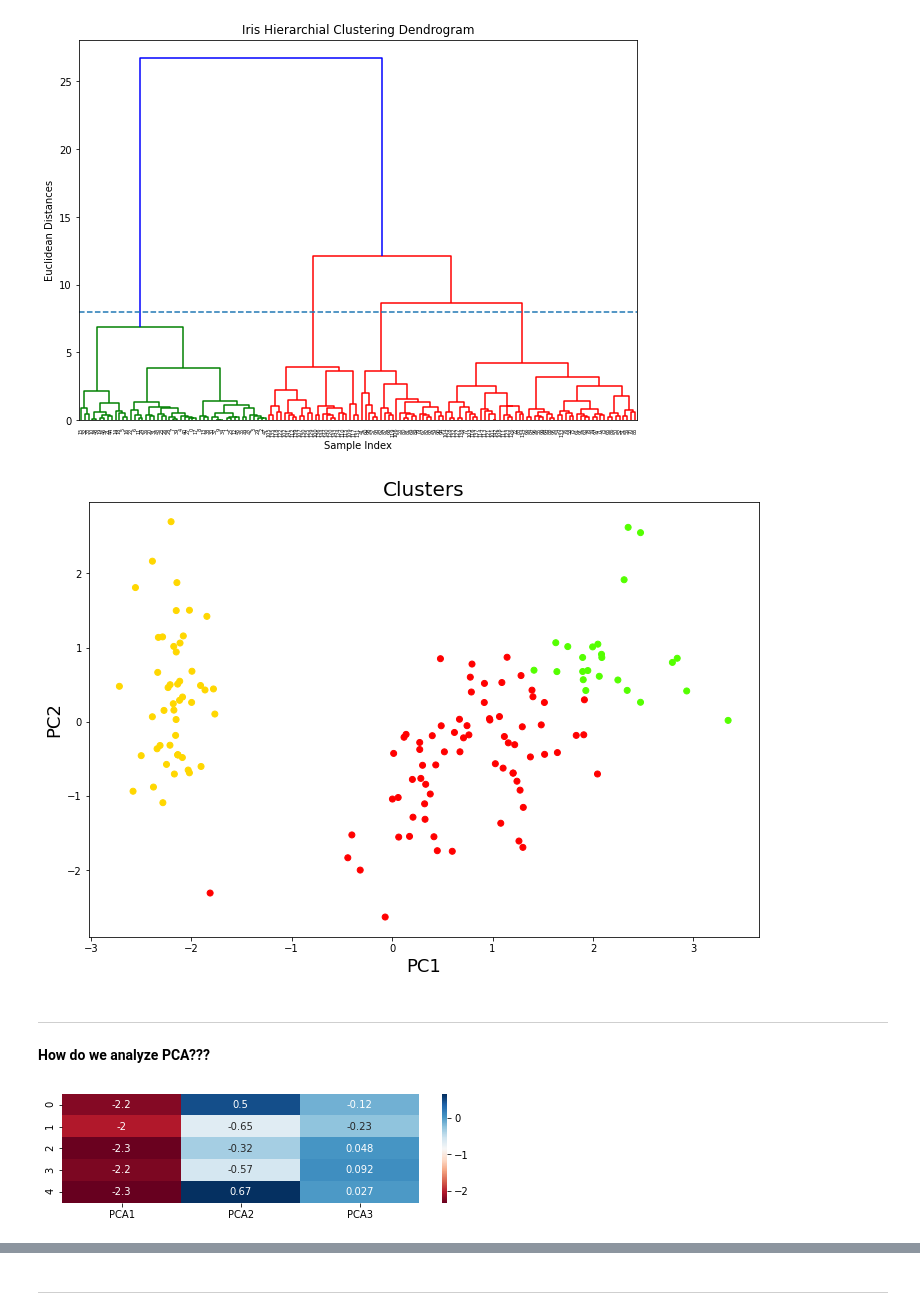
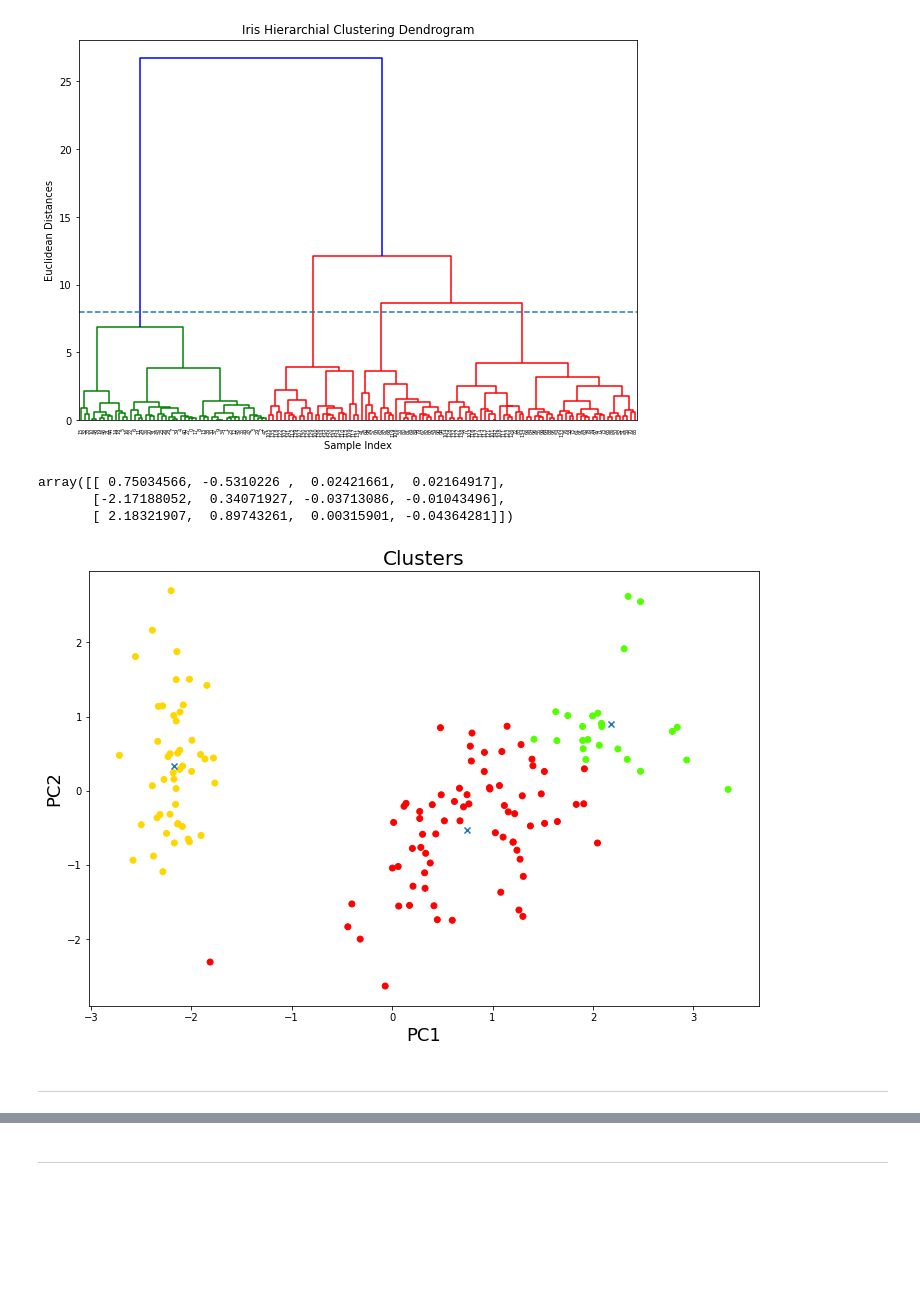
Before and after one commit to lauren-esser/Hierarchial_Clustering_Practice, a Jupyter notebook: Hierarchal Clustering Practice.ipynb, the cells around one changed output, grey strips where cells are left out. Saved outputs shown, nothing was run; the diff lists cells and outputs as text; code cells hidden in the pictures; blank space fills up the shorter version.

```diff
--- a/Hierarchal Clustering Practice.ipynb
+++ b/Hierarchal Clustering Practice.ipynb
@@ -350,25 +340,47 @@ cluster = AgglomerativeClustering(n_clusters = 3,
                                  linkage = 'ward')
 cluster.fit(pca_comp)
 labels = cluster.labels_
+# %%
+#from stackover flow. Stated to use just first two arrays to mark centroids
+def to_codebook(X, part):
+    """
+    Calculates centroids according to flat cluster assignment
+
+    Parameters
+    ----------
+    X : array, (n, d)
+        The n original observations with d features
+
+    part : array, (n)
+        Partition vector. p[n]=c is the cluster assigned to observation n
+
+    Returns
+    -------
+    codebook : array, (k, d)
+        Returns a k x d codebook with k centroids
+    """
+    codebook = []
+
+    for i in range(part.min(), part.max()+1):
+        codebook.append(X[part == i].mean(0))
+
+    return np.vstack(codebook)
+# %%
+centroids_try = to_codebook(pca_comp, labels)
+centroids_try
+# %% [output]
+array([[ 0.75034566, -0.5310226 ,  0.02421661,  0.02164917],
+       [-2.17188052,  0.34071927, -0.03713086, -0.01043496],
+       [ 2.18321907,  0.89743261,  0.00315901, -0.04364281]])
 # %%
 #visualize clusters
 plt.figure(figsize = (12,8))
 plt.scatter(pca_comp[:,0], pca_comp[:,1], c=cluster.labels_, cmap = 'prism')
+plt.scatter(centroids_try[:, 0], centroids_try[:, 1], marker = "x")
 plt.title('Clusters', fontsize = 20)
 plt.xlabel('PC1', fontsize = 18)
 plt.ylabel('PC2', fontsize = 18);
 # %% [output]
-[figure, old version]
+[figure, new version]
 # %% [markdown]
 ---
-# %% [markdown]
-**How do we analyze PCA???**
-# %%
-fig, ax = plt.subplots(figsize=(8,size_yaxis))
-
-# plot the first top_pc components
-num_pc = 3
-sns.heatmap(pca_df.iloc[:5, :num_pc], annot=True, cmap="RdBu", ax=ax)
-plt.show()
-# %% [output]
-[figure, removed]
```
Also changed, not shown: parts of 23 cells of this notebook, 5 other files.
